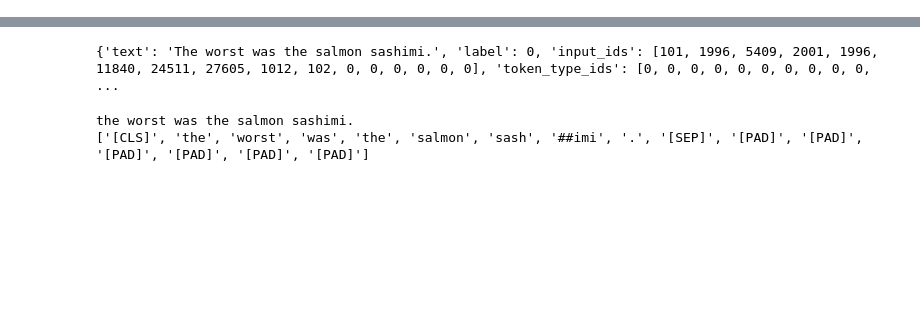
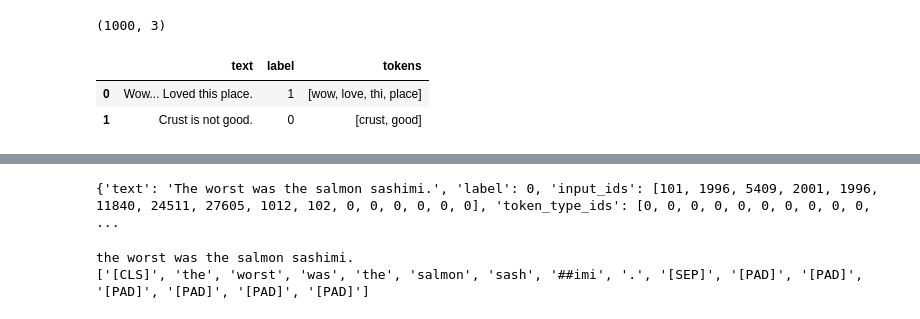
Before and after one commit to ashishu007/nlp-intro, a Jupyter notebook: bert.ipynb, the cells around one changed output, grey strips where cells are left out. Saved outputs shown, nothing was run; the diff lists cells and outputs as text; code cells hidden in the pictures; blank space fills up the shorter version.

```diff
--- a/bert.ipynb
+++ b/bert.ipynb
@@ -27,0 +82,10 @@ df.head(2)
+# %%
+df["tokens"] = df.text.apply(process_text)
+print(df.shape)
+df.head(2)
+# crust not good - missed context by ignoring stop words
+# %% [output]
+(1000, 3)
+|  | text | label | tokens |
+| 0 | Wow... Loved this place. | 1 | [wow, love, thi, place] |
+| 1 | Crust is not good. | 0 | [crust, good] |
```
Also changed, not shown: parts of 55 cells of this notebook, 13 other files.
